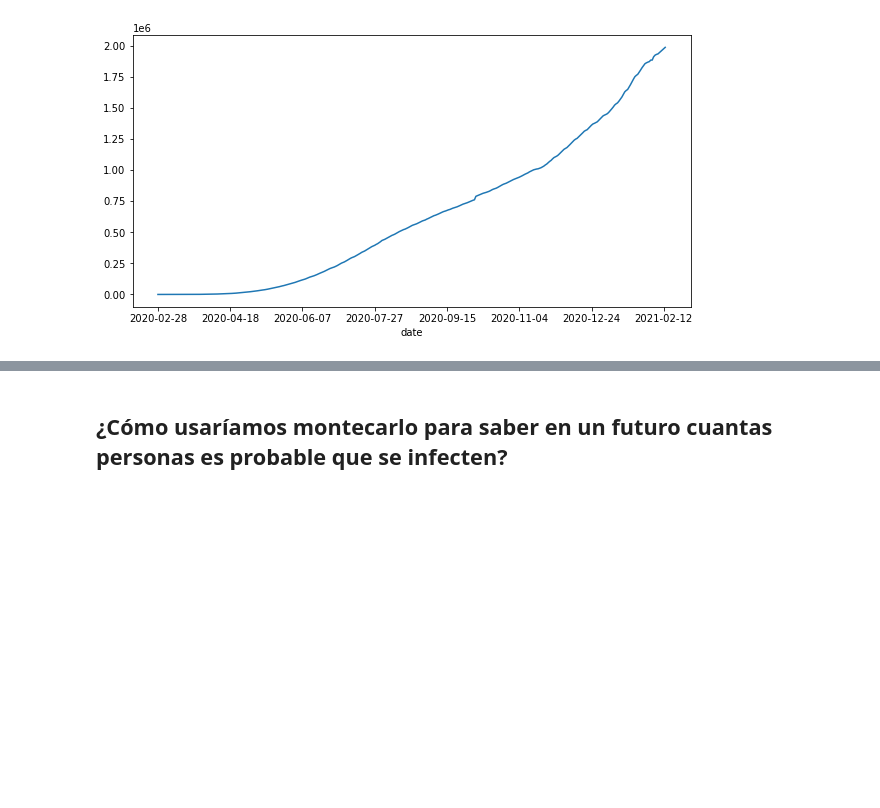
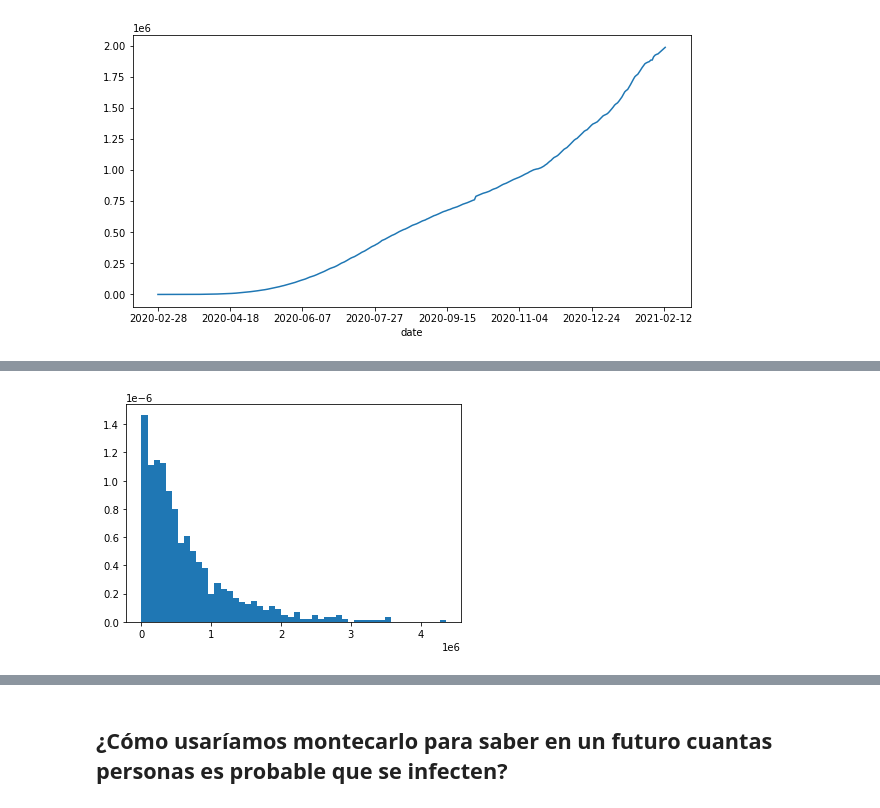
Before and after one commit to danielch4/SPF-2021-I, a Jupyter notebook: TEMA-1/Clase7_EjemplosSimulacion.ipynb, the cells around one changed output, grey strips where cells are left out. Cells and saved outputs as stored; diff of their text form; code cells hidden in the pictures; blank space fills up the shorter version.

```diff
--- a/TEMA-1/Clase7_EjemplosSimulacion.ipynb
+++ b/TEMA-1/Clase7_EjemplosSimulacion.ipynb
@@ -53,3 +55,12 @@ data = pd.read_csv('covid_cases.csv')
+# %%
+# Analizar los datos en el dominio de la frecuencia (histograma)
+# total_cases.hist(figsize=[10,5], bins=50)
+media = total_cases.mean()
+N = 1000
+expon = st.expon(loc=0, scale=media).rvs(size=N, random_state=123)
+plt.hist(expon, bins=50, density=True);
+# %% [output]
+[figure, added]
 # %%
 # Analizar el help de la función st.expon (paŕametros y método rvs)
 # Generar 10**4 valores aleatorios de dicha distribución y luego comparar
```
Also changed, not shown: parts of 12 cells of this notebook, 1 other file.
